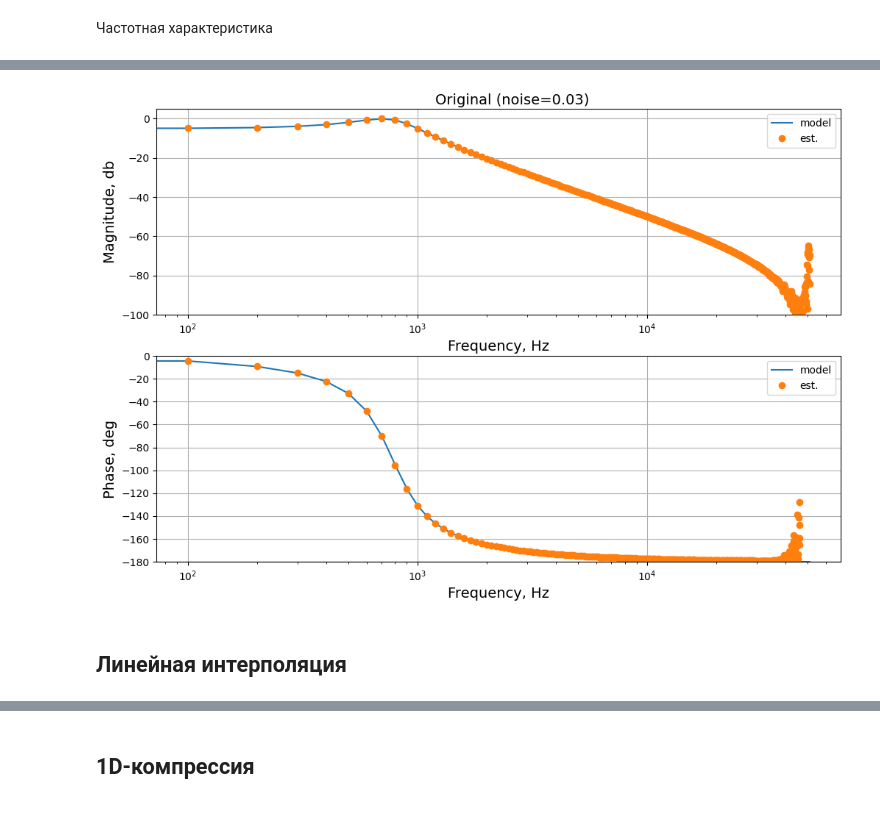
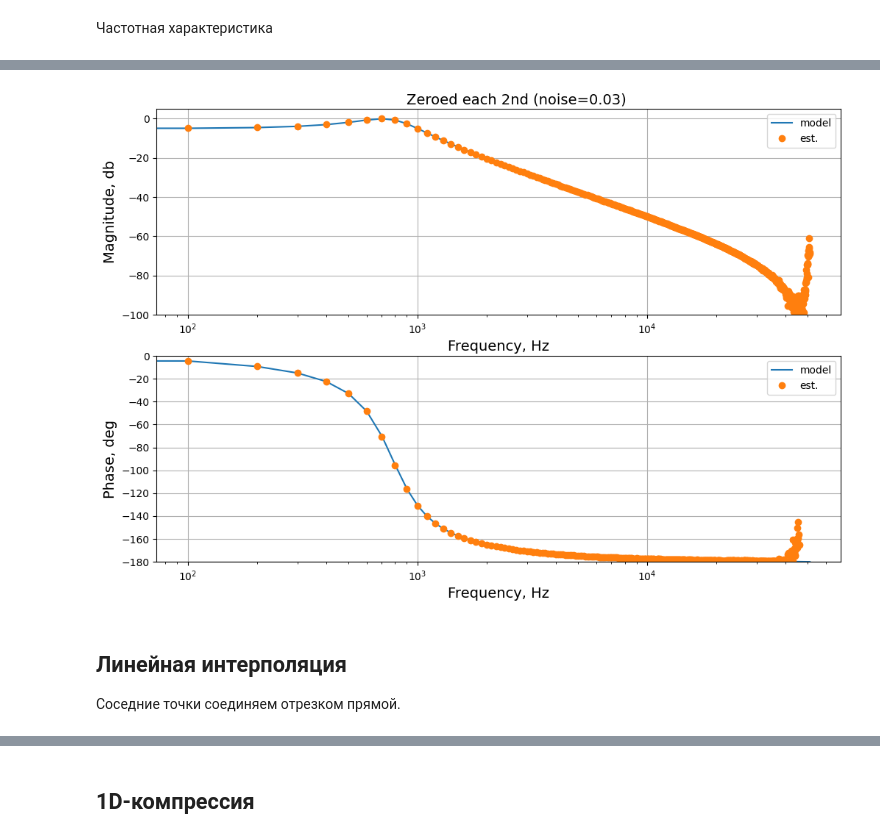
Before and after one commit to romangorbunov91/daub_5_3-int-to-int, a Jupyter notebook: fft_test.ipynb, the cells around one changed output, grey strips where cells are left out. Cells and saved outputs as stored; diff of their text form; code cells hidden in the pictures.

```diff
--- a/fft_test.ipynb
+++ b/fft_test.ipynb
@@ -176,0 +176,9 @@ plt.show()
+# %%
+x_decim = np.empty((N_FREQ//2,), dtype=object)
+y_decim = np.empty((N_FREQ//2,), dtype=object)
+
+for k in range(N_FREQ//2):
+    x_decim[k] = np.zeros((len(x[k])//2,))
+    y_decim[k] = np.zeros((len(y[k])//2,))
+    x_decim[k] = x[k][::2]
+    y_decim[k] = y[k][::2]
@@ -176,0 +204,13 @@ plt.show()
+# %%
+fig, axes = plt.subplots(nrows=2, ncols=1, figsize=user_frqsize)
+for ax, plot_var, ylim, ylable, gain in zip(axes, filter_abs_phase, user_ylim, user_ylabel, gain_abs_arg_decim):
+    ax.plot(freq_graph, plot_var, label='model')
+    ax.plot(freq[:N_FREQ//2], gain, 'o', label='est.')
+    ax.set_xscale('log')
+    ax.set_xlabel('Frequency, Hz', fontsize=user_fontsize)
+    ax.set_ylim(ylim)
+    ax.set_ylabel(ylable, fontsize=user_fontsize)
+    ax.legend()
+    ax.grid(True)
+plt.text(900, 220, 'Decimated signals (noise=' + str(NOISE_MAG) + ')', fontsize=user_fontsize)
+plt.show()
@@ -179,9 +222,9 @@ plt.show()
 # %%
-x_decim = np.empty((N_FREQ,), dtype=object)
-y_decim = np.empty((N_FREQ,), dtype=object)
+x_deczero = np.empty((N_FREQ,), dtype=object)
+y_deczero = np.empty((N_FREQ,), dtype=object)
 
 for k in range(N_FREQ):
-    x_decim[k] = np.zeros_like(x[k])
-    y_decim[k] = np.zeros_like(y[k])
-    x_decim[k][::2] = x[k][::2]
-    y_decim[k][::2] = y[k][::2]
+    x_deczero[k] = np.zeros_like(x[k])
+    y_deczero[k] = np.zeros_like(y[k])
+    x_deczero[k][::2] = x[k][::2]
+    y_deczero[k][::2] = y[k][::2]
@@ -188,20 +247,21 @@ for k in range(N_FREQ):
 # %%
-complex_gain_decim = freq_resp(x_decim, y_decim)
-gain_abs_arg_decim = [20*np.log10(np.abs(complex_gain_decim)), np.unwrap(np.angle(complex_gain_decim))*180/np.pi]
+complex_gain_deczero = freq_resp(x_deczero, y_deczero)
+gain_abs_arg_deczero = [20*np.log10(np.abs(complex_gain_deczero)), np.unwrap(np.angle(complex_gain_deczero))*180/np.pi]
 # %%
 fig, axes = plt.subplots(nrows=2, ncols=1, figsize=user_frqsize)
-for ax, plot_var, ylim, ylable, gain in zip(axes, filter_abs_phase, user_ylim, user_ylabel, gain_abs_arg_decim):
+for ax, plot_var, ylim, ylable, gain in zip(axes, filter_abs_phase, user_ylim, user_ylabel, gain_abs_arg_deczero):
     ax.plot(freq_graph, plot_var, label='model')
     ax.plot(freq, gain, 'o', label='est.')
     ax.set_xscale('log')
     ax.set_xlabel('Frequency, Hz', fontsize=user_fontsize)
     ax.set_ylim(ylim)
     ax.set_ylabel(ylable, fontsize=user_fontsize)
     ax.legend()
     ax.grid(True)
-plt.text(1200, 220, 'Original (noise=' + str(NOISE_MAG) + ')', fontsize=user_fontsize)
+plt.text(900, 220, 'Zeroed each 2nd (noise=' + str(NOISE_MAG) + ')', fontsize=user_fontsize)
 plt.show()
 # %% [output]
-[figure, old version]
+[figure, new version]
 # %% [markdown]
 ## Линейная интерполяция
+Соседние точки соединяем отрезком прямой.
```
Also changed, not shown: parts of 14 cells of this notebook.
